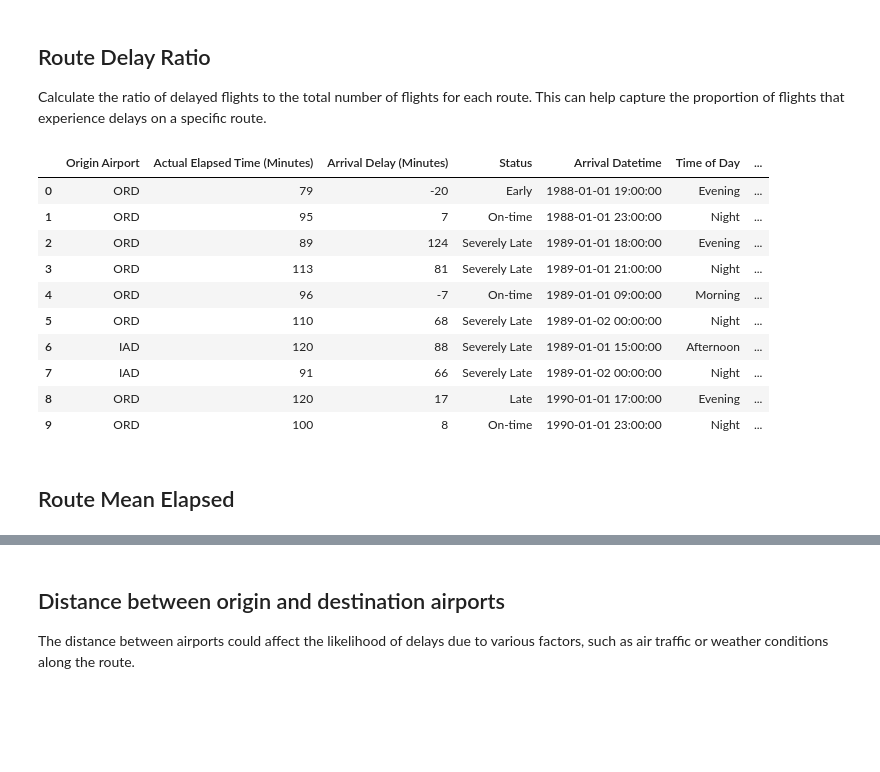
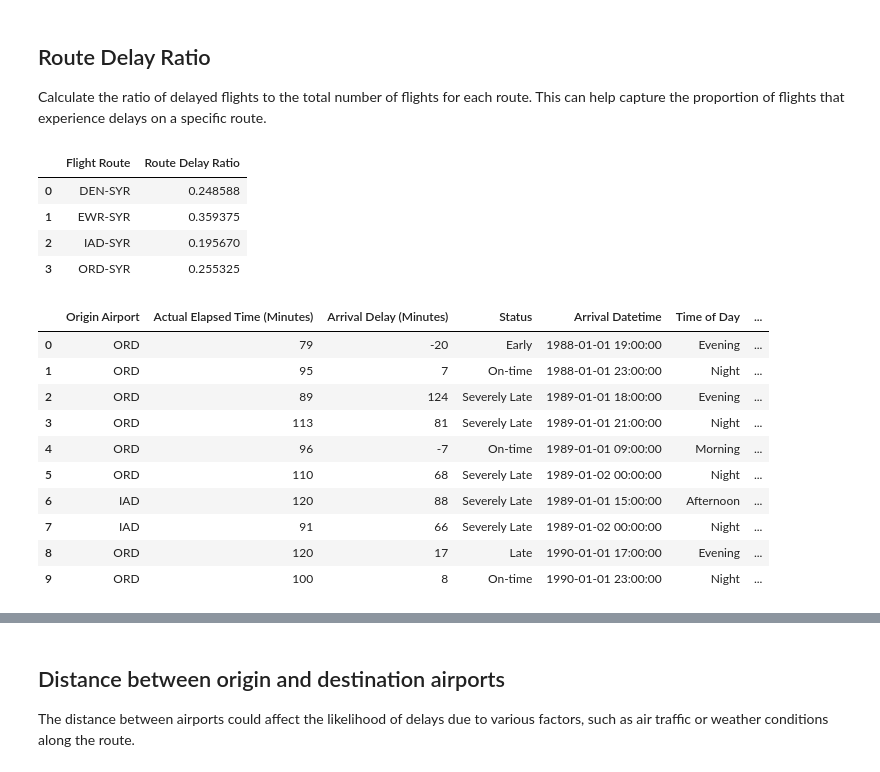
Before and after one commit to rahulkulhalli/CIS600, a Jupyter notebook: main_v5.ipynb, the cells around one changed output, grey strips where cells are left out. Cells and saved outputs as stored; diff of their text form; code cells hidden in the pictures; blank space fills up the shorter version.

```diff
--- a/main_v5.ipynb
+++ b/main_v5.ipynb
@@ -322,37 +359,41 @@ Calculate the ratio of delayed flights to the total number of flights for each r
 # %%
 # Group the flight_data DataFrame by 'Flight Route' and count the number of flights for each group
 total_flights_by_route = flight_data.groupby('Flight Route').size().reset_index()
 
 # Rename the columns of the total_flights_by_route DataFrame for clarity
 total_flights_by_route.columns = ['Flight Route', 'Total Flights']
 
 # Merge the total_flights_by_route DataFrame with the delay_frequency_by_route DataFrame
 # This creates a new DataFrame that contains the total flights and delay frequency for each route
 route_delay_ratio = total_flights_by_route.merge(delay_frequency_by_route, on='Flight Route', how='left')
 
 # Calculate the route delay ratio by dividing the 'Route Delay Frequency' by 'Total Flights' for each route
 route_delay_ratio['Route Delay Ratio'] = route_delay_ratio['Route Delay Frequency'] / route_delay_ratio['Total Flights']
 
 # Keep only the 'Flight Route' and 'Route Delay Ratio' columns in the route_delay_ratio DataFrame
 route_delay_ratio = route_delay_ratio[['Flight Route', 'Route Delay Ratio']]
 
 # Merge the route_delay_ratio DataFrame with the original flight_data DataFrame
 # This adds the 'Route Delay Ratio' column to the flight_data DataFrame, with the appropriate values for each flight
 flight_data = flight_data.merge(route_delay_ratio, on='Flight Route', how='left')
 
 # Display the first 10 rows of the updated flight_data DataFrame
-flight_data.head(10)
+display(route_delay_ratio.head(30))
+display(flight_data.head(10))
 # %% [output]
-|  | Origin Airport | Actual Elapsed Time (Minutes) | Arrival Delay (Minutes) | Status | Arrival Datetime | Time of Day | ... |
-| 0 | ORD | 79 | -20 | Early | 1988-01-01 19:00:00 | Evening | ... |
-| 1 | ORD | 95 | 7 | On-time | 1988-01-01 23:00:00 | Night | ... |
-| 2 | ORD | 89 | 124 | Severely Late | 1989-01-01 18:00:00 | Evening | ... |
-| 3 | ORD | 113 | 81 | Severely Late | 1989-01-01 21:00:00 | Night | ... |
-| 4 | ORD | 96 | -7 | On-time | 1989-01-01 09:00:00 | Morning | ... |
-| 5 | ORD | 110 | 68 | Severely Late | 1989-01-02 00:00:00 | Night | ... |
-| 6 | IAD | 120 | 88 | Severely Late | 1989-01-01 15:00:00 | Afternoon | ... |
-| 7 | IAD | 91 | 66 | Severely Late | 1989-01-02 00:00:00 | Night | ... |
-| 8 | ORD | 120 | 17 | Late | 1990-01-01 17:00:00 | Evening | ... |
-| 9 | ORD | 100 | 8 | On-time | 1990-01-01 23:00:00 | Night | ... |
+|  | Flight Route | Route Delay Ratio |
+| 0 | DEN-SYR | 0.248588 |
+| 1 | EWR-SYR | 0.359375 |
+| 2 | IAD-SYR | 0.195670 |
+| 3 | ORD-SYR | 0.255325 |
+|  | Origin Airport | Actual Elapsed Time (Minutes) | Arrival Delay (Minutes) | Status | Arrival Datetime | Time of Day | ... |
+| 0 | ORD | 79 | -20 | Early | 1988-01-01 19:00:00 | Evening | ... |
+| 1 | ORD | 95 | 7 | On-time | 1988-01-01 23:00:00 | Night | ... |
+| 2 | ORD | 89 | 124 | Severely Late | 1989-01-01 18:00:00 | Evening | ... |
+| 3 | ORD | 113 | 81 | Severely Late | 1989-01-01 21:00:00 | Night | ... |
+| 4 | ORD | 96 | -7 | On-time | 1989-01-01 09:00:00 | Morning | ... |
+| 5 | ORD | 110 | 68 | Severely Late | 1989-01-02 00:00:00 | Night | ... |
+| 6 | IAD | 120 | 88 | Severely Late | 1989-01-01 15:00:00 | Afternoon | ... |
+| 7 | IAD | 91 | 66 | Severely Late | 1989-01-02 00:00:00 | Night | ... |
+| 8 | ORD | 120 | 17 | Late | 1990-01-01 17:00:00 | Evening | ... |
+| 9 | ORD | 100 | 8 | On-time | 1990-01-01 23:00:00 | Night | ... |
-# %% [markdown]
-## Route Mean Elapsed
```
Also changed, not shown: parts of 19 cells of this notebook.
